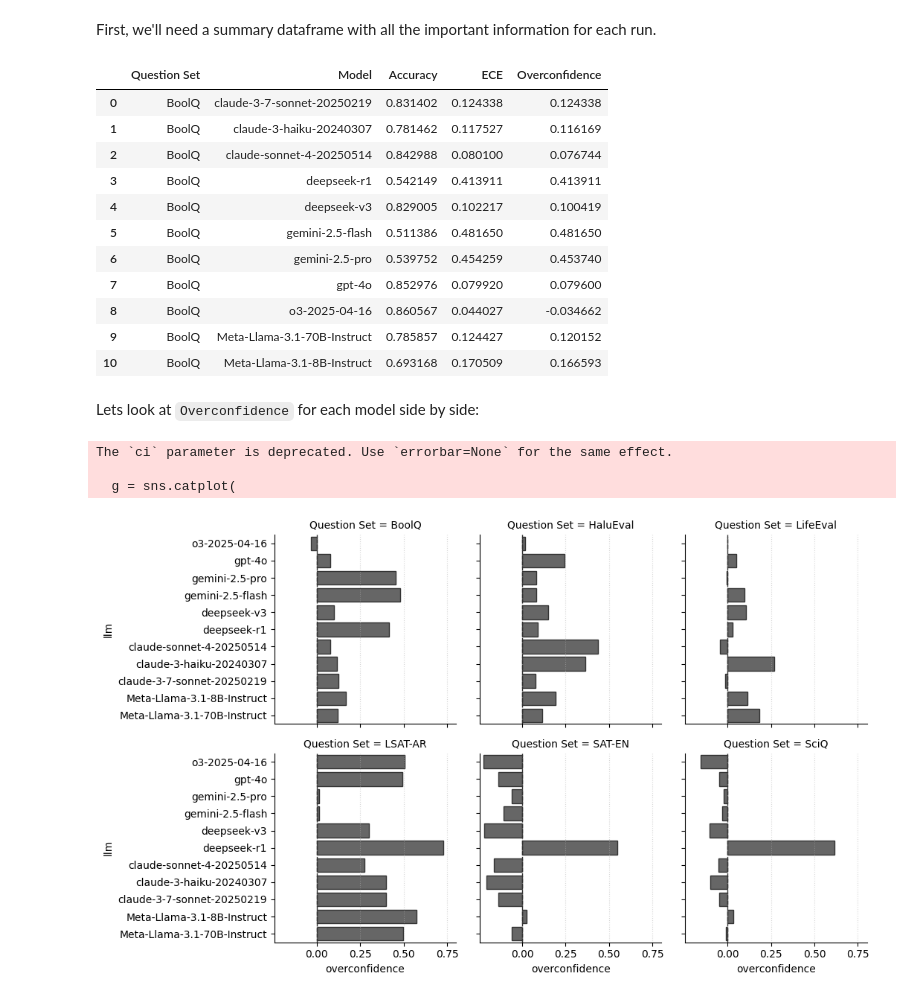
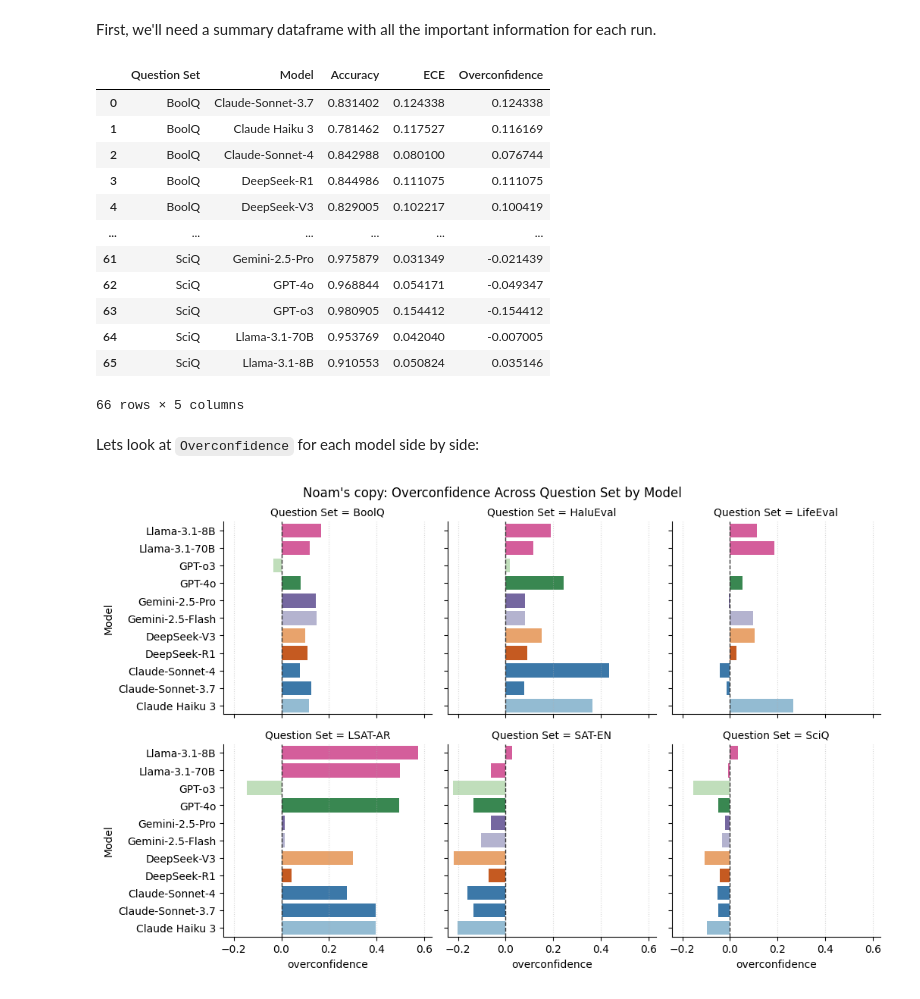
Before and after one commit to NoamMichael/Comparing-Confidence-in-LLMs, a Jupyter notebook: analysis.ipynb, the cells around one changed output. Drawn from its saved outputs; the diff is of its cells as text; code cells hidden in the pictures.

Commit message:
Oc plots

```diff
--- a/analysis.ipynb
+++ b/analysis.ipynb
@@ -782,19 +802,21 @@ for qset_name in all_qset_names:
         sum_df.loc[len(sum_df)] = row
 
 
-sum_df[sum_df["Question Set"] == "BoolQ"]
+sum_df[sum_df["Question Set"].isin(mcq_qsets)]
+sum_df
 # %% [output]
 |  | Question Set | Model | Accuracy | ECE | Overconfidence |
-| 0 | BoolQ | claude-3-7-sonnet-20250219 | 0.831402 | 0.124338 | 0.124338 |
-| 1 | BoolQ | claude-3-haiku-20240307 | 0.781462 | 0.117527 | 0.116169 |
-| 2 | BoolQ | claude-sonnet-4-20250514 | 0.842988 | 0.080100 | 0.076744 |
-| 3 | BoolQ | deepseek-r1 | 0.542149 | 0.413911 | 0.413911 |
-| 4 | BoolQ | deepseek-v3 | 0.829005 | 0.102217 | 0.100419 |
-| 5 | BoolQ | gemini-2.5-flash | 0.511386 | 0.481650 | 0.481650 |
-| 6 | BoolQ | gemini-2.5-pro | 0.539752 | 0.454259 | 0.453740 |
-| 7 | BoolQ | gpt-4o | 0.852976 | 0.079920 | 0.079600 |
-| 8 | BoolQ | o3-2025-04-16 | 0.860567 | 0.044027 | -0.034662 |
-| 9 | BoolQ | Meta-Llama-3.1-70B-Instruct | 0.785857 | 0.124427 | 0.120152 |
-| 10 | BoolQ | Meta-Llama-3.1-8B-Instruct | 0.693168 | 0.170509 | 0.166593 |
+| 0 | BoolQ | Claude-Sonnet-3.7 | 0.831402 | 0.124338 | 0.124338 |
+| 1 | BoolQ | Claude Haiku 3 | 0.781462 | 0.117527 | 0.116169 |
+| 2 | BoolQ | Claude-Sonnet-4 | 0.842988 | 0.080100 | 0.076744 |
+| 3 | BoolQ | DeepSeek-R1 | 0.844986 | 0.111075 | 0.111075 |
+| 4 | BoolQ | DeepSeek-V3 | 0.829005 | 0.102217 | 0.100419 |
+| ... | ... | ... | ... | ... | ... |
+| 61 | SciQ | Gemini-2.5-Pro | 0.975879 | 0.031349 | -0.021439 |
+| 62 | SciQ | GPT-4o | 0.968844 | 0.054171 | -0.049347 |
+| 63 | SciQ | GPT-o3 | 0.980905 | 0.154412 | -0.154412 |
+| 64 | SciQ | Llama-3.1-70B | 0.953769 | 0.042040 | -0.007005 |
+| 65 | SciQ | Llama-3.1-8B | 0.910553 | 0.050824 | 0.035146 |
+66 rows × 5 columns
 # %% [markdown]
 Lets look at `Overconfidence` for each model side by side:
@@ -801,32 +865,43 @@ Lets look at `Overconfidence` for each model side by side:
 # %%
 import pandas as pd
 import seaborn as sns
 import matplotlib.pyplot as plt
 
 # df has columns: "Question Set", "Model", "Overconfidence"
-d = sum_df.copy()
-model_order = sorted(d["Model"].unique())[::-1]      # same order in all panels
+d = sum_df.copy()#.sort_values("Model", ascending = True)
+model_order = ['Llama-3.1-8B', # Same order as Jacob
+ 'Llama-3.1-70B',
+ 'GPT-o3',
+ 'GPT-4o',
+ 'Gemini-2.5-Pro',
+ 'Gemini-2.5-Flash',
+ 'DeepSeek-V3',
+ 'DeepSeek-R1',
+ 'Claude-Sonnet-4',
+ 'Claude-Sonnet-3.7',
+ 'Claude Haiku 3']
+
+palette = {m: pick_color(m) for m in sorted(d["Model"].unique(), key=str.lower)}
 
 g = sns.catplot(
     data=d, kind="bar",
     x="Overconfidence", y="Model",
     col="Question Set", col_wrap=3,
-    order=model_order, ci=None, color="0.4",
-    height=3.2, aspect=1.1, edgecolor="0.2"
+    order=model_order, hue = "Model",
+    palette = palette,
+    height=3.2, aspect=1.1,# edgecolor="0.0"
 )
 
 xmin = min(-0.05, d["Overconfidence"].min()*1.1)
 xmax = max( 0.05, d["Overconfidence"].max()*1.1)
-g.set(xlim=(xmin, xmax), xlabel="overconfidence", ylabel="llm")
+g.set(xlim=(xmin, xmax), xlabel="overconfidence", ylabel="Model")
 
 for ax in g.axes.flat:
     ax.axvline(0, linestyle="--", linewidth=1, color="0.2")
     ax.grid(True, axis="x", linestyle=":", alpha=0.5)
 
 plt.tight_layout()
+g.fig.suptitle("Noam's copy: Overconfidence Across Question Set by Model", y = 1.02)
 plt.show()
 # %% [output]
-The `ci` parameter is deprecated. Use `errorbar=None` for the same effect.
-
-  g = sns.catplot(
-[figure, old version]
+[figure, new version]
```
Also changed, not shown: parts of 17 cells of this notebook, 3 other files.
